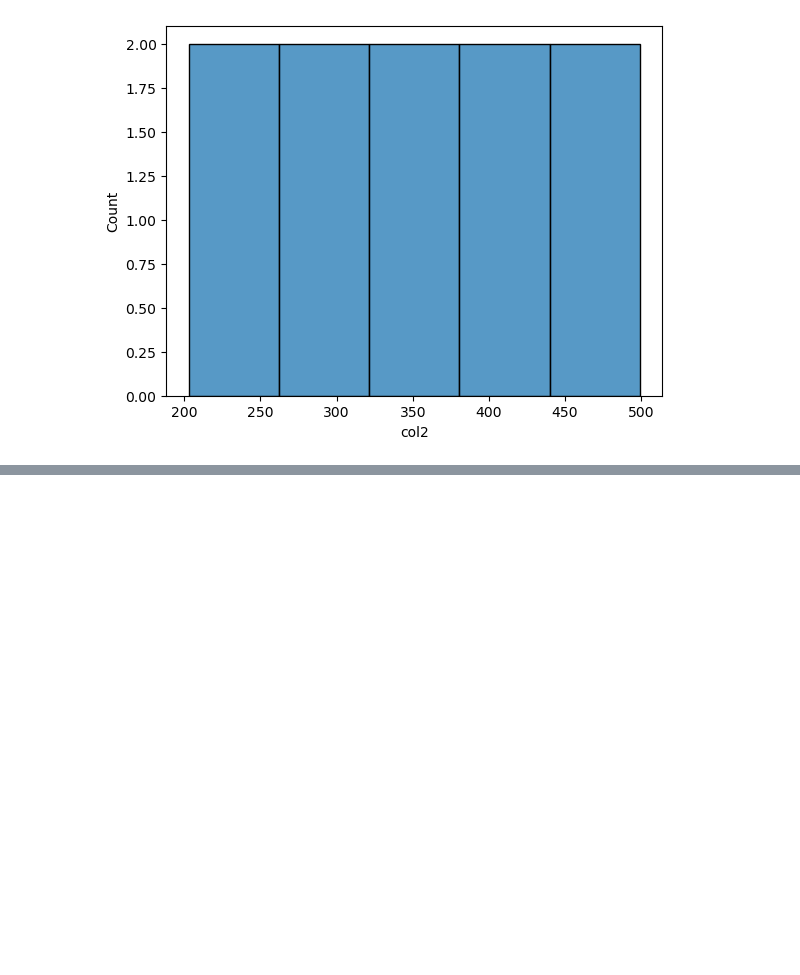
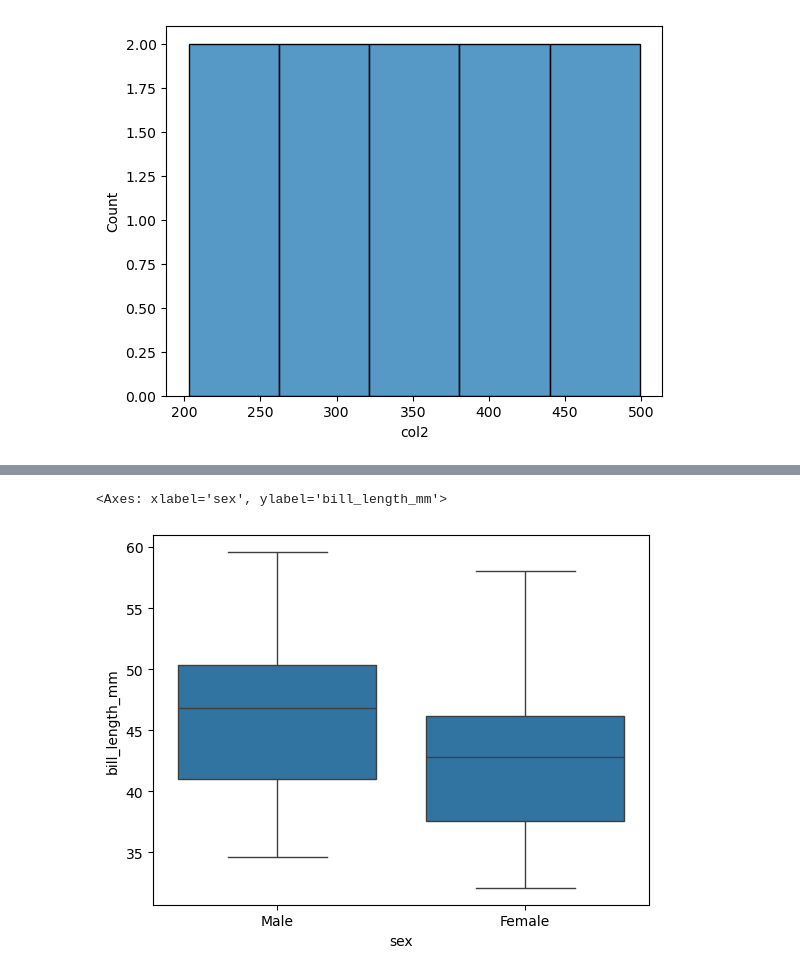
Before and after one commit to mdnaim2004/Reinforcement_Learning, a Jupyter notebook: Python Basic/seaborn.ipynb, the cells around one changed output, grey strips where cells are left out. Drawn from its saved outputs; the diff is of its cells as text; code cells hidden in the pictures; blank space fills up the shorter version.

```diff
--- a/Python Basic/seaborn.ipynb
+++ b/Python Basic/seaborn.ipynb
@@ -121,0 +187,9 @@ sns.histplot(
+# %%
+sns.boxplot(
+    data=data,
+    x='sex',
+    y='bill_length_mm'
+)
+# %% [output]
+<Axes: xlabel='sex', ylabel='bill_length_mm'>
+[figure, added]
```
Also changed, not shown: parts of 5 cells of this notebook.
